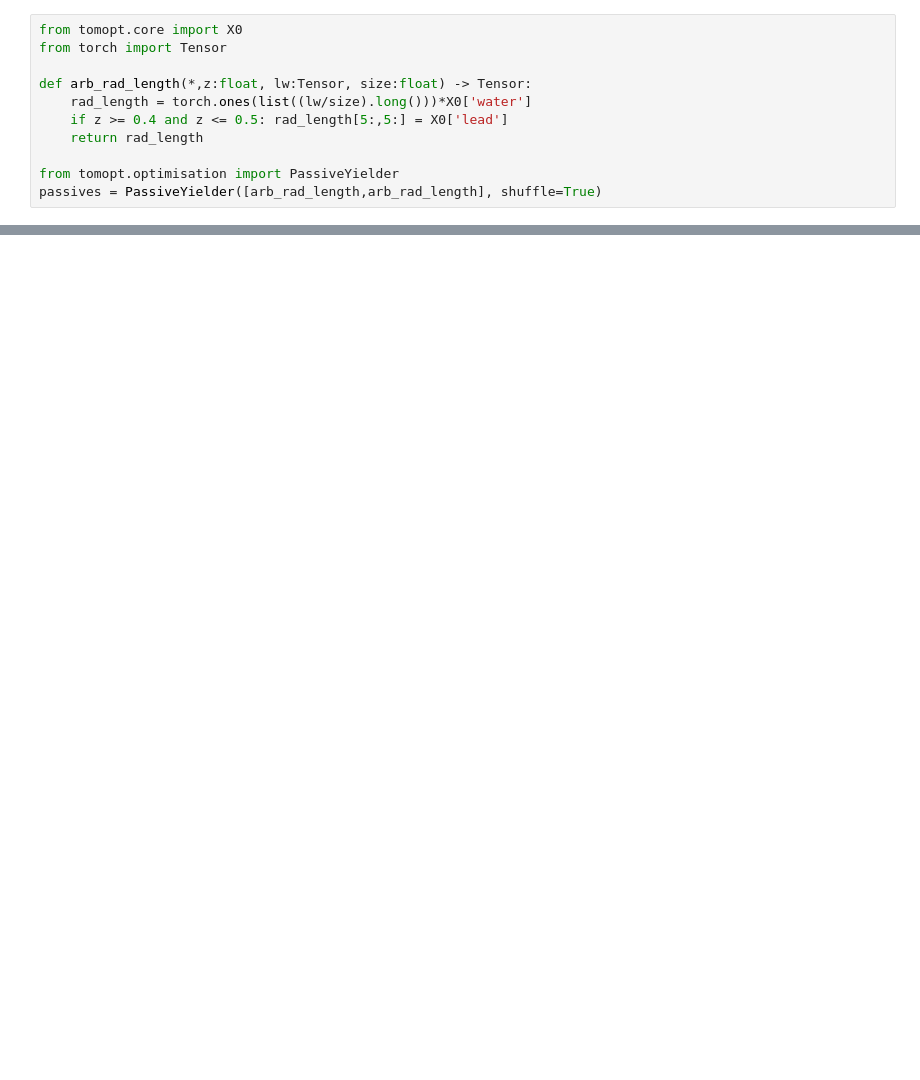
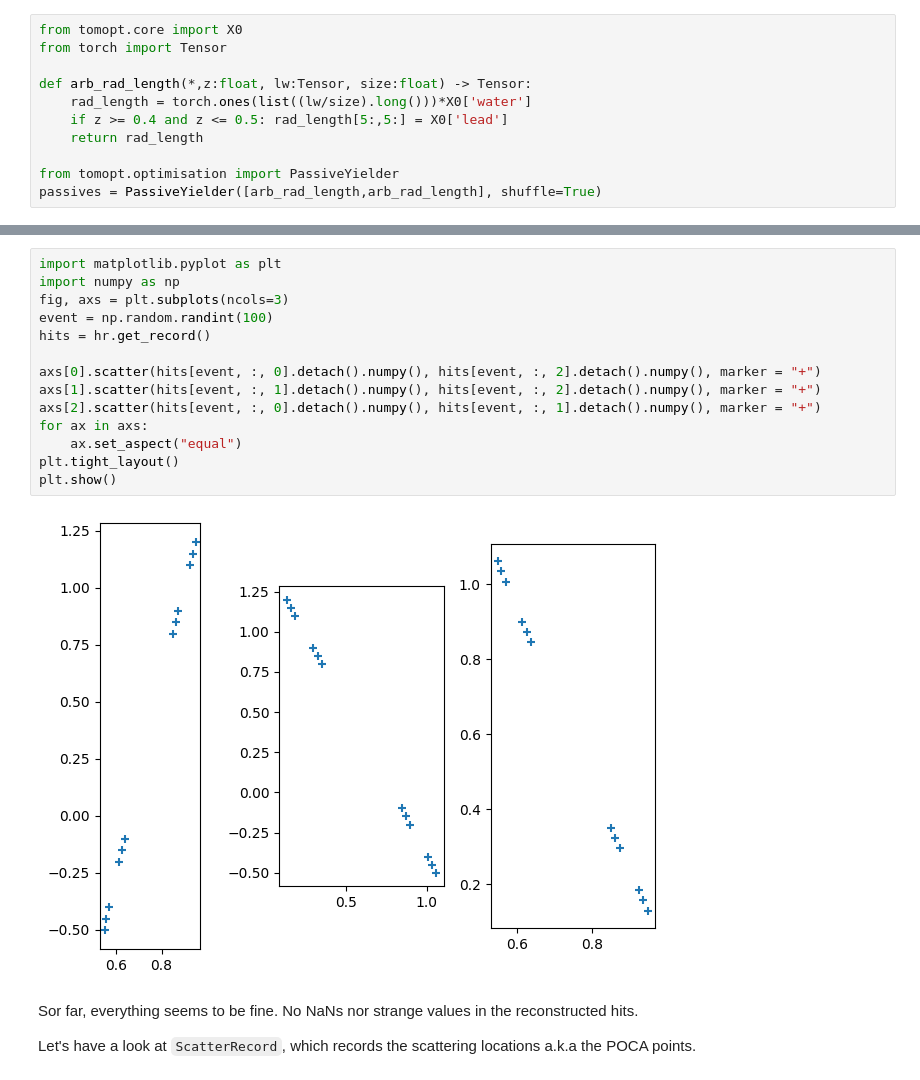
Before and after one commit to vischia/TomOptCargo, a Jupyter notebook: muon_hits_has_nans_dev.ipynb, the cells around one changed output, grey strips where cells are left out. Drawn from its saved outputs; the diff is of its cells as text; blank space fills up the shorter version.

```diff
--- a/muon_hits_has_nans_dev.ipynb
+++ b/muon_hits_has_nans_dev.ipynb
@@ -47,0 +72,20 @@ preds = wrapper.predict(PassiveYielder([arb_rad_length]),
+# %%
+import matplotlib.pyplot as plt
+import numpy as np
+fig, axs = plt.subplots(ncols=3)
+event = np.random.randint(100)
+hits = hr.get_record()
+
+axs[0].scatter(hits[event, :, 0].detach().numpy(), hits[event, :, 2].detach().numpy(), marker = "+")
+axs[1].scatter(hits[event, :, 1].detach().numpy(), hits[event, :, 2].detach().numpy(), marker = "+")
+axs[2].scatter(hits[event, :, 0].detach().numpy(), hits[event, :, 1].detach().numpy(), marker = "+")
+for ax in axs:
+    ax.set_aspect("equal")
+plt.tight_layout()
+plt.show()
+# %% [output]
+[figure, added]
+# %% [markdown]
+Sor far, everything seems to be fine. No NaNs nor strange values in the reconstructed hits.
+
+Let's have a look at `ScatterRecord`, which records the scattering locations a.k.a the POCA points.
```
Also changed, not shown: parts of 35 cells of this notebook.
